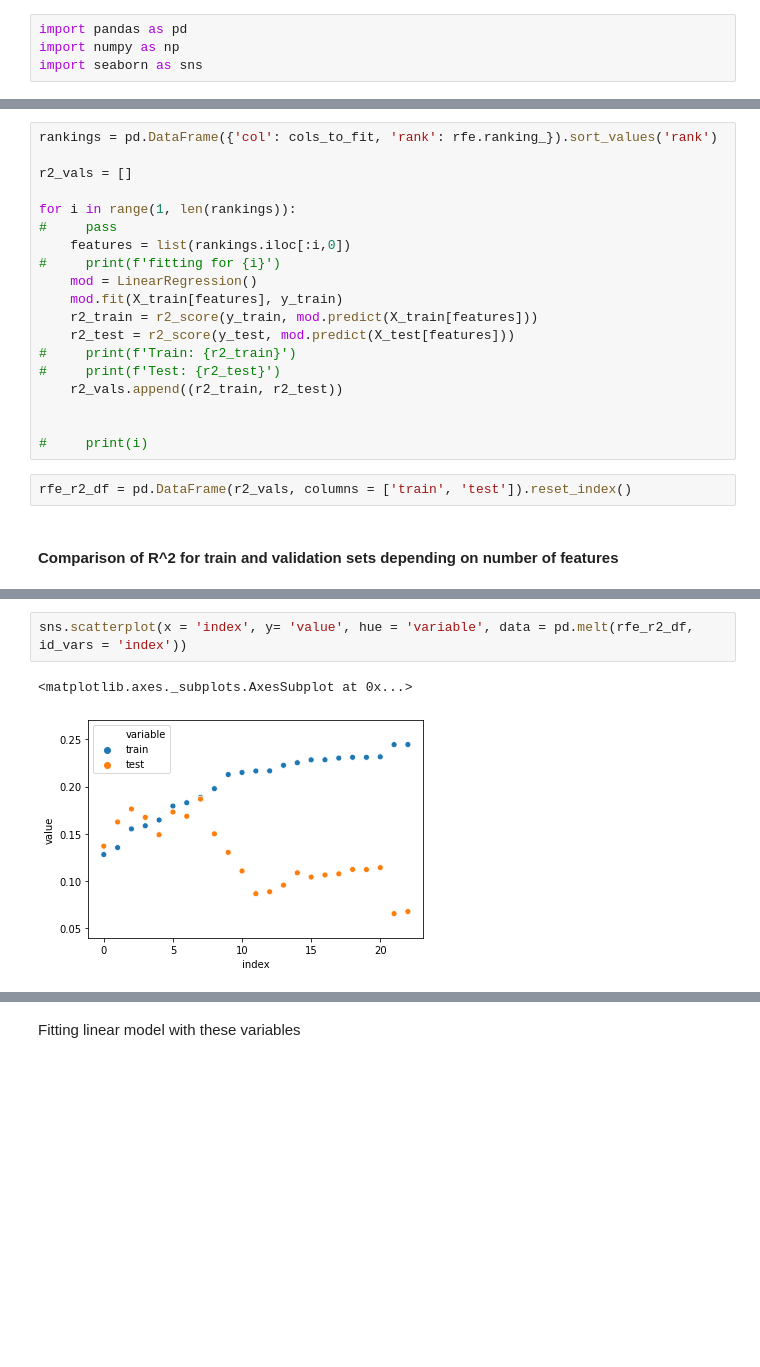
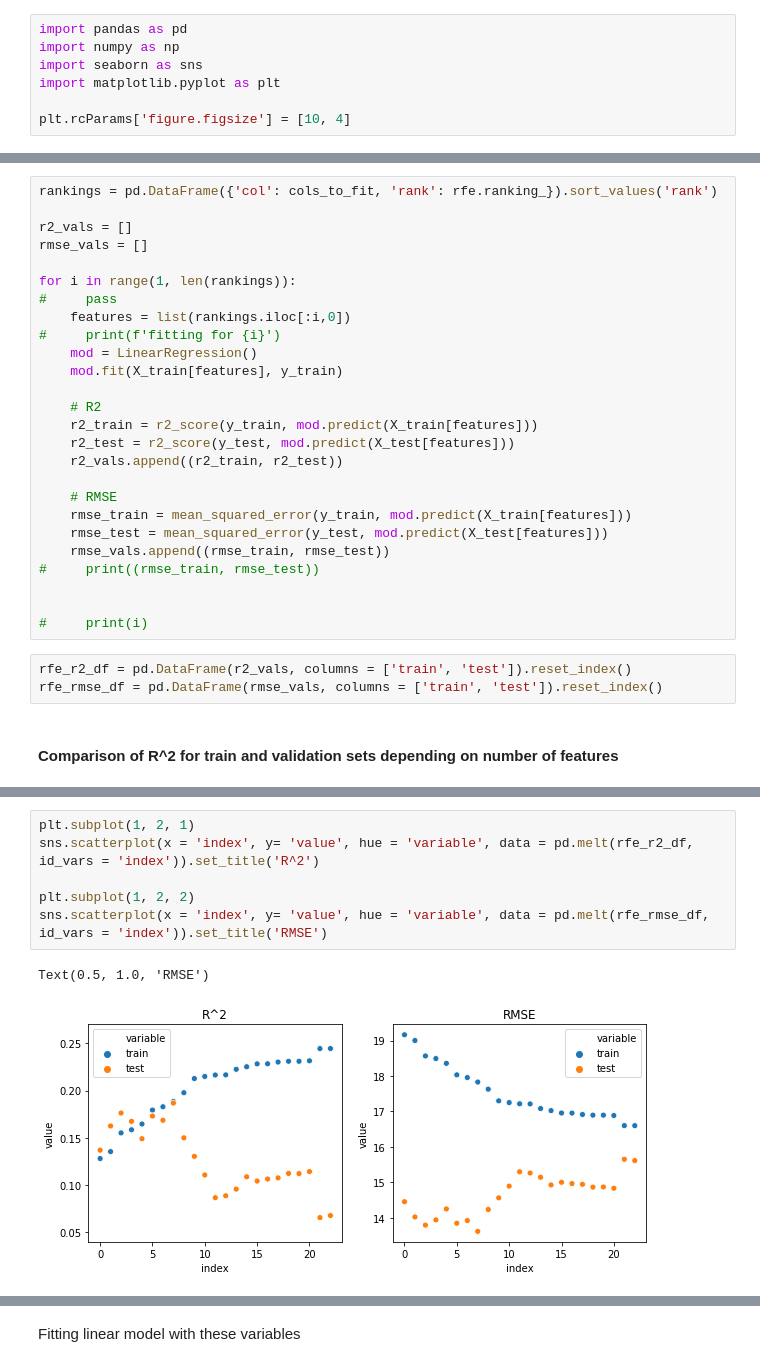
Before and after one commit to bugraefendi/ML-Grades, a Jupyter notebook: Modeling.ipynb, the cells around one changed output, grey strips where cells are left out. Drawn from its saved outputs; the diff is of its cells as text; blank space fills up the shorter version.

Commit message:
add more svm models, add RMSE plots to the previous models

```diff
--- a/Modeling.ipynb
+++ b/Modeling.ipynb
@@ -2,6 +2,9 @@
 import pandas as pd
 import numpy as np
 import seaborn as sns
+import matplotlib.pyplot as plt
+
+plt.rcParams['figure.figsize'] = [10, 4]
 # %%
 df = pd.read_csv('data/to_model.csv', index_col = 0)
 # %%
@@ -402,6 +387,7 @@ Now adding prediction on test set for gradually increasing number of parameters
 rankings = pd.DataFrame({'col': cols_to_fit, 'rank': rfe.ranking_}).sort_values('rank')
 
 r2_vals = []
+rmse_vals = []
 
 for i in range(1, len(rankings)):
 #     pass
@@ -409,15 +395,22 @@ for i in range(1, len(rankings)):
 #     print(f'fitting for {i}')
     mod = LinearRegression()
     mod.fit(X_train[features], y_train)
+
+    # R2
     r2_train = r2_score(y_train, mod.predict(X_train[features]))
     r2_test = r2_score(y_test, mod.predict(X_test[features]))
-#     print(f'Train: {r2_train}')
-#     print(f'Test: {r2_test}')
     r2_vals.append((r2_train, r2_test))
+
+    # RMSE
+    rmse_train = mean_squared_error(y_train, mod.predict(X_train[features]))
+    rmse_test = mean_squared_error(y_test, mod.predict(X_test[features]))
+    rmse_vals.append((rmse_train, rmse_test))
+#     print((rmse_train, rmse_test))
 
 
 #     print(i)
 # %%
 rfe_r2_df = pd.DataFrame(r2_vals, columns = ['train', 'test']).reset_index()
+rfe_rmse_df = pd.DataFrame(rmse_vals, columns = ['train', 'test']).reset_index()
 # %% [markdown]
 #### Comparison of R^2 for train and validation sets depending on number of features
@@ -424,6 +419,10 @@ rfe_r2_df = pd.DataFrame(r2_vals, columns = ['train', 'test']).reset_index()
 # %%
-sns.scatterplot(x = 'index', y= 'value', hue = 'variable', data = pd.melt(rfe_r2_df, id_vars = 'index'))
+plt.subplot(1, 2, 1)
+sns.scatterplot(x = 'index', y= 'value', hue = 'variable', data = pd.melt(rfe_r2_df, id_vars = 'index')).set_title('R^2')
+
+plt.subplot(1, 2, 2)
+sns.scatterplot(x = 'index', y= 'value', hue = 'variable', data = pd.melt(rfe_rmse_df, id_vars = 'index')).set_title('RMSE')
 # %% [output]
-<matplotlib.axes._subplots.AxesSubplot at 0x...>
+Text(0.5, 1.0, 'RMSE')
-[figure, old version]
+[figure, new version]
 # %% [markdown]
```
Also changed, not shown: parts of 32 cells of this notebook.
